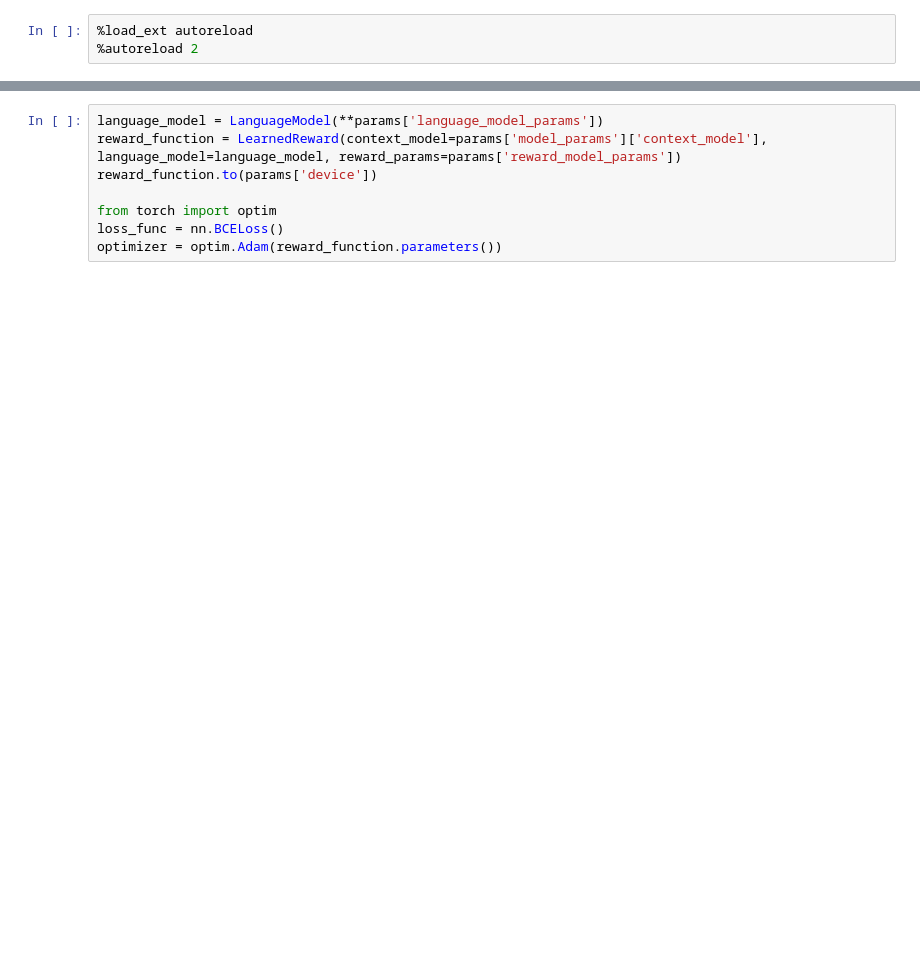
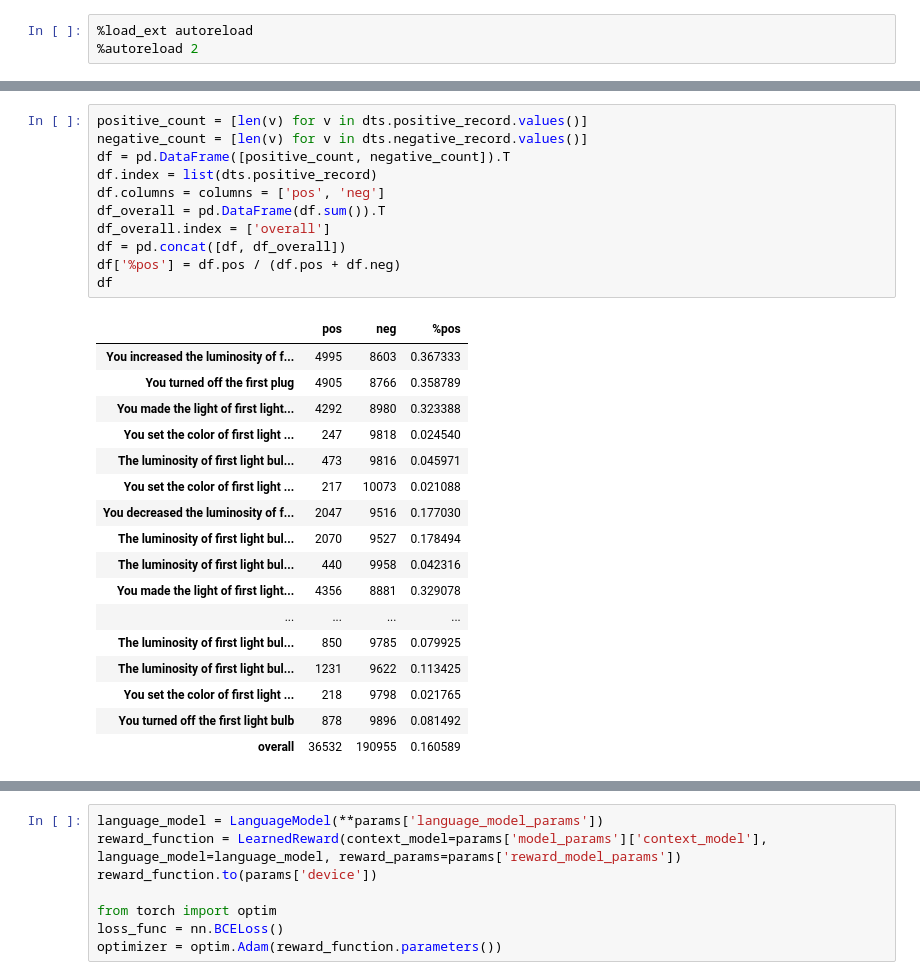
Before and after one commit to nicolas-lair/RL4IoT, a Jupyter notebook: Reward Function .ipynb, the cells around one changed output, grey strips where cells are left out. Cells and saved outputs as stored; diff of their text form; blank space fills up the shorter version.

```diff
--- a/Reward Function .ipynb
+++ b/Reward Function .ipynb
@@ -46,0 +97,29 @@ train_loader = DataLoader(train_dts, batch_size=256, shuffle=True)
+# %%
+positive_count = [len(v) for v in dts.positive_record.values()]
+negative_count = [len(v) for v in dts.negative_record.values()]
+df = pd.DataFrame([positive_count, negative_count]).T
+df.index = list(dts.positive_record)
+df.columns = columns = ['pos', 'neg']
+df_overall = pd.DataFrame(df.sum()).T
+df_overall.index = ['overall']
+df = pd.concat([df, df_overall])
+df['%pos'] = df.pos / (df.pos + df.neg)
+df
+# %% [output]
+|  | pos | neg | %pos |
+| You increased the luminosity of f... | 4995 | 8603 | 0.367333 |
+| You turned off the first plug | 4905 | 8766 | 0.358789 |
+| You made the light of first light... | 4292 | 8980 | 0.323388 |
+| You set the color of first light ... | 247 | 9818 | 0.024540 |
+| The luminosity of first light bul... | 473 | 9816 | 0.045971 |
+| You set the color of first light ... | 217 | 10073 | 0.021088 |
+| You decreased the luminosity of f... | 2047 | 9516 | 0.177030 |
+| The luminosity of first light bul... | 2070 | 9527 | 0.178494 |
+| The luminosity of first light bul... | 440 | 9958 | 0.042316 |
+| You made the light of first light... | 4356 | 8881 | 0.329078 |
+| ... | ... | ... | ... |
+| The luminosity of first light bul... | 850 | 9785 | 0.079925 |
+| The luminosity of first light bul... | 1231 | 9622 | 0.113425 |
+| You set the color of first light ... | 218 | 9798 | 0.021765 |
+| You turned off the first light bulb | 878 | 9896 | 0.081492 |
+| overall | 36532 | 190955 | 0.160589 |
```
Also changed, not shown: parts of 23 cells of this notebook, 5 other files.
